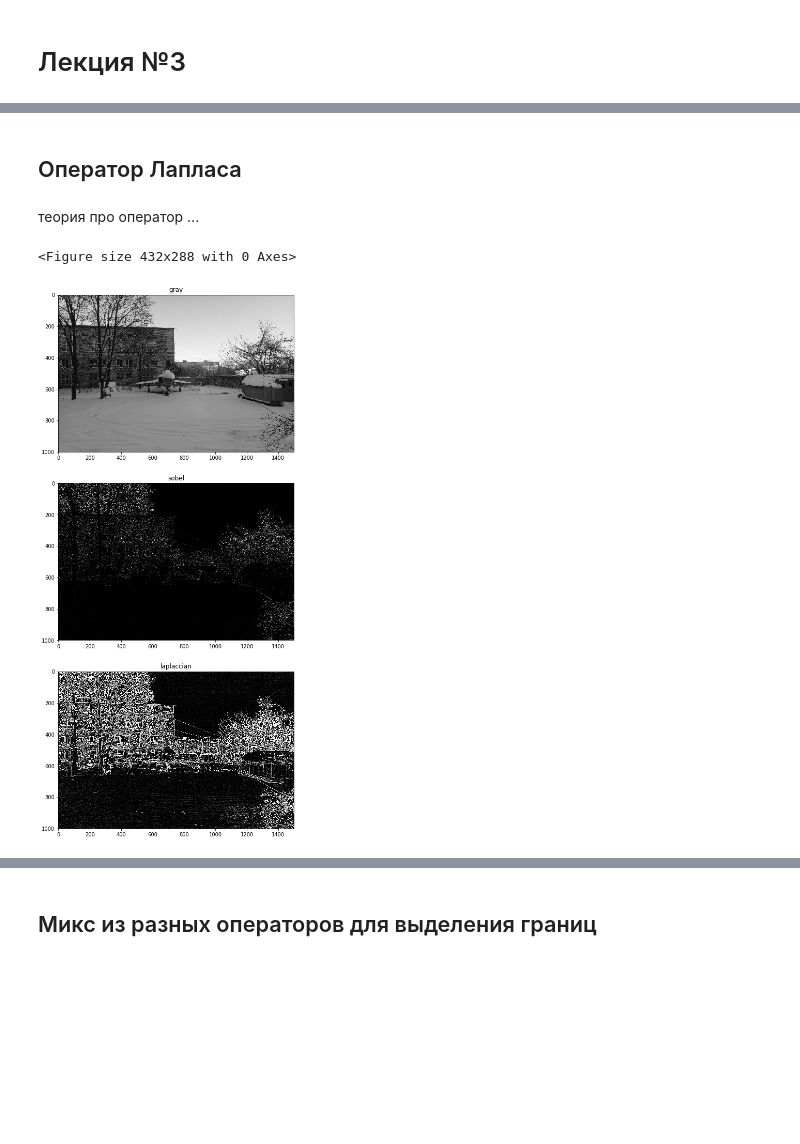
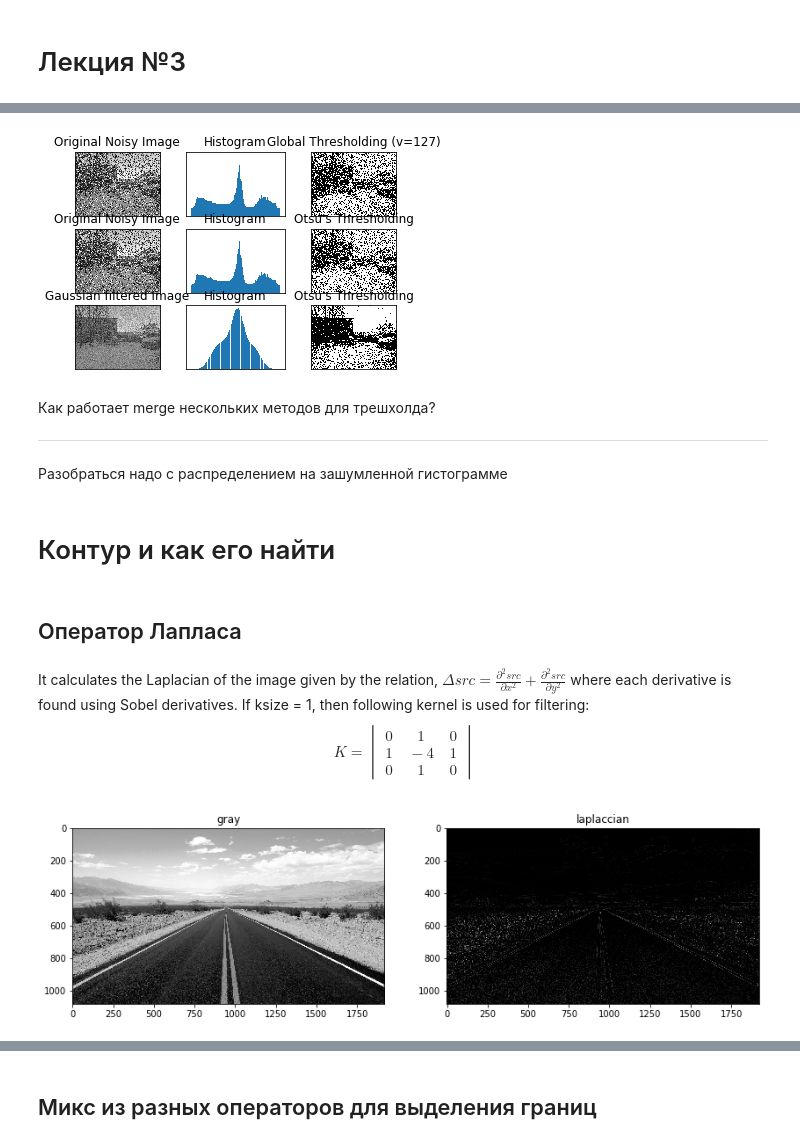
Before and after one commit to Keleas/CV_WOS, a Jupyter notebook: CV_ЗОШ/Lecture_3.ipynb, the cells around one changed output, grey strips where cells are left out. Saved outputs shown, nothing was run; the diff lists cells and outputs as text; code cells hidden in the pictures; blank space fills up the shorter version.

```diff
--- a/CV_ЗОШ/Lecture_3.ipynb
+++ b/CV_ЗОШ/Lecture_3.ipynb
@@ -5,4 +86,43 @@
+# %%
+img = cv2.imread('img/laba.jpg')
+img = cv2.cvtColor(img, cv2.COLOR_RGB2GRAY)
+noise_img = img.copy()
+mask = np.random.randint(0,2,size=noise_img.shape).astype(np.bool)
+r = np.random.rand(*noise_img.shape)*np.max(noise_img)
+noise_img[mask] = r[mask]
+
+img = noise_img
+
+
+# global thresholding
+ret1,th1 = cv2.threshold(img,127,255,cv2.THRESH_BINARY)
+# Otsu's thresholding
+ret2,th2 = cv2.threshold(img,0,255,cv2.THRESH_BINARY+cv2.THRESH_OTSU)
+# Otsu's thresholding after Gaussian filtering
+blur = cv2.GaussianBlur(img,(5,5),0)
+ret3,th3 = cv2.threshold(blur,0,255,cv2.THRESH_BINARY+cv2.THRESH_OTSU)
+# plot all the images and their histograms
+images = [img, 0, th1,
+          img, 0, th2,
+          blur, 0, th3]
+titles = ['Original Noisy Image','Histogram','Global Thresholding (v=127)',
+          'Original Noisy Image','Histogram',"Otsu's Thresholding",
+          'Gaussian filtered Image','Histogram',"Otsu's Thresholding"]
+for i in range(3):
+    plt.subplot(3,3,i*3+1),plt.imshow(images[i*3],'gray')
+    plt.title(titles[i*3]), plt.xticks([]), plt.yticks([])
+    plt.subplot(3,3,i*3+2),plt.hist(images[i*3].ravel(),256)
+    plt.title(titles[i*3+1]), plt.xticks([]), plt.yticks([])
+    plt.subplot(3,3,i*3+3),plt.imshow(images[i*3+2],'gray')
+    plt.title(titles[i*3+2]), plt.xticks([]), plt.yticks([])
+plt.show()
+# %% [output]
+[figure, added]
+# %% [markdown]
+Как работает merge нескольких методов для трешхолда?
+***
+Разобраться надо с распределением на зашумленной гистограмме
+# %% [markdown]
+# Контур и как его найти
 # %% [markdown]
 ## Оператор Лапласа
-# %% [markdown]
- теория про оператор ...
@@ -18,20 +129,30 @@ img = cv2.resize(img, (1500, 1000))
+# %% [markdown]
+It calculates the Laplacian of the image given by the relation,
+$
+\Delta src = \frac{\partial ^2{src}}{\partial x^2} + \frac{\partial ^2{src}}{\partial y^2}
+$
+where each derivative is found using Sobel derivatives. If ksize = 1, then following kernel is used for filtering:
+$$
+\begin{equation*}
+\ K = \begin{vmatrix}
+0 & \ 1 & \ 0 \\
+1 & \ -4 & \ 1 \\
+0 & \ 1 & \ 0
+\end{vmatrix}
+\end{equation*}
+$$
 # %%
+img = cv2.imread('img/road_2.jpg')
 gray_img = cv2.cvtColor(img, cv2.COLOR_RGB2GRAY)
 
-laplac = cv2.Laplacian(gray_img, cv2.THRESH_BINARY, scale=0.6, ksize=5)
-#sobel = cv2.Sobel(gray_img, cv2.THRESH_BINARY, dx=2, dy=2, scale=0.6, ksize=3)
-canny = cv2.Canny(gray_img, )
+laplac = cv2.Laplacian(gray_img, cv2.THRESH_BINARY, scale=0.01, ksize=5)
 
-plt.gray()
-fig, m_axs = plt.subplots(3,1, figsize=(24,19))
-ax1, ax2, ax3 = m_axs
+fig, m_axs = plt.subplots(1,2, figsize=(14,12))
+ax1, ax2 = m_axs
 
 ax1.set_title('gray')
-ax1.imshow(gray_img)
-ax2.set_title('sobel')
-ax2.imshow(sobel)
-ax3.set_title('laplaccian')
-ax3.imshow(laplac);
+ax1.imshow(gray_img, cmap='gray')
+ax2.set_title('laplaccian')
+ax2.imshow(laplac, cmap='gray');
 # %% [output]
-<Figure size 432x288 with 0 Axes>
-[figure, old version]
+[figure, new version]
```
Also changed, not shown: parts of 29 cells of this notebook, 6 other files.
